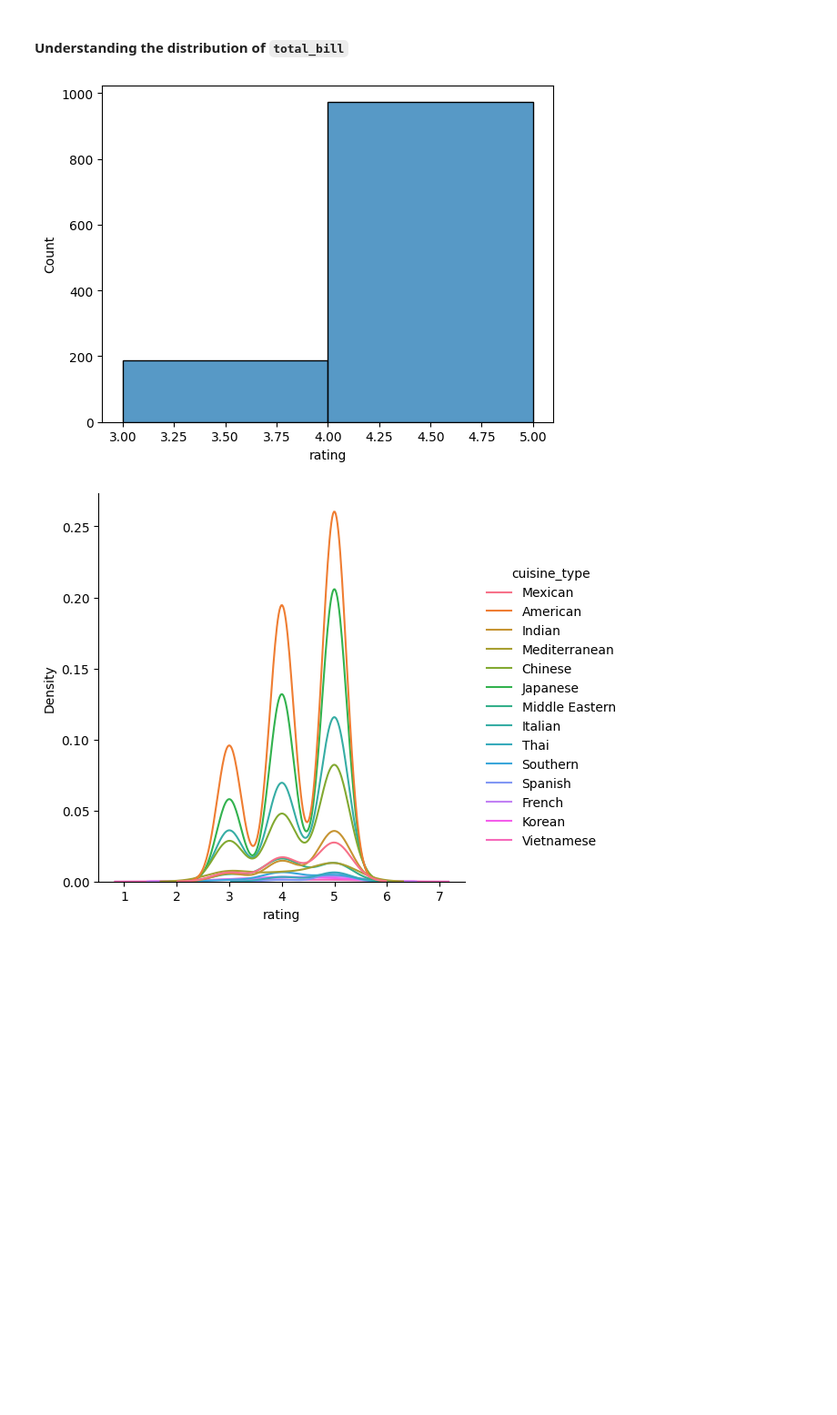
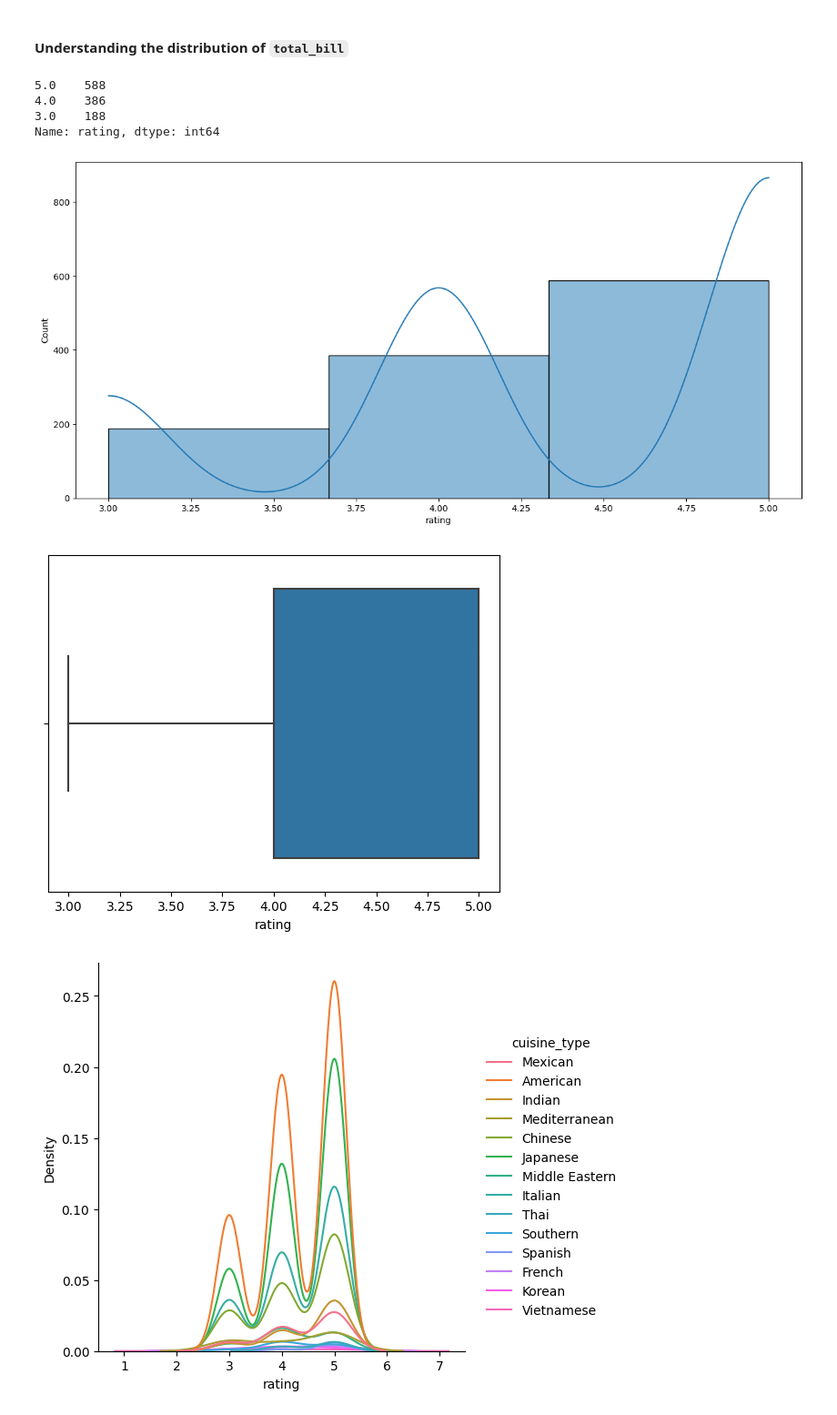
Before and after one commit to DeepakRamana/machineLearning, a Jupyter notebook: New_Week_3_Additional_Case_Study_Tips_Case_Study.ipynb, the cells around one changed output. Shown at 91% size. Saved outputs shown, nothing was run; the diff lists cells and outputs as text; code cells hidden in the pictures; blank space fills up the shorter version.

```diff
--- a/New_Week_3_Additional_Case_Study_Tips_Case_Study.ipynb
+++ b/New_Week_3_Additional_Case_Study_Tips_Case_Study.ipynb
@@ -268,10 +325,22 @@ foodHubUpt.groupby(['cuisine_type','day_of_the_week']).aggregate({'restaurant_na
 ### **Now we have got a preliminary idea about the dataset. Let us now see the distribution of each of the columns to get a better understanding. Let us start with the numerical columns and use the histplot and boxplot to plot their distribution.**
 # %% [markdown]
 #### **Understanding the distribution of `total_bill`**
+# %%
+foodHubUpt.rating.value_counts()
+# %% [output]
+5.0    588
+4.0    386
+3.0    188
+Name: rating, dtype: int64
+# %%
+plt.figure(figsize=(15, 7))
+sns.histplot(data=foodHubUpt, x='rating', bins=3, kde=True);
+# %% [output]
+[figure, added]
 # %%
-sns.histplot(data=foodHubUpt, x='rating', binwidth=1);
+sns.boxplot(data = foodHubUpt, x = 'rating');
 # %% [output]
-[figure, old version]
+[figure, new version]
 # %%
 sns.displot(data=foodHubUpt, x='rating', kind= 'kde', hue= 'cuisine_type');
 # %% [output]
```
Also changed, not shown: parts of 40 cells of this notebook.
